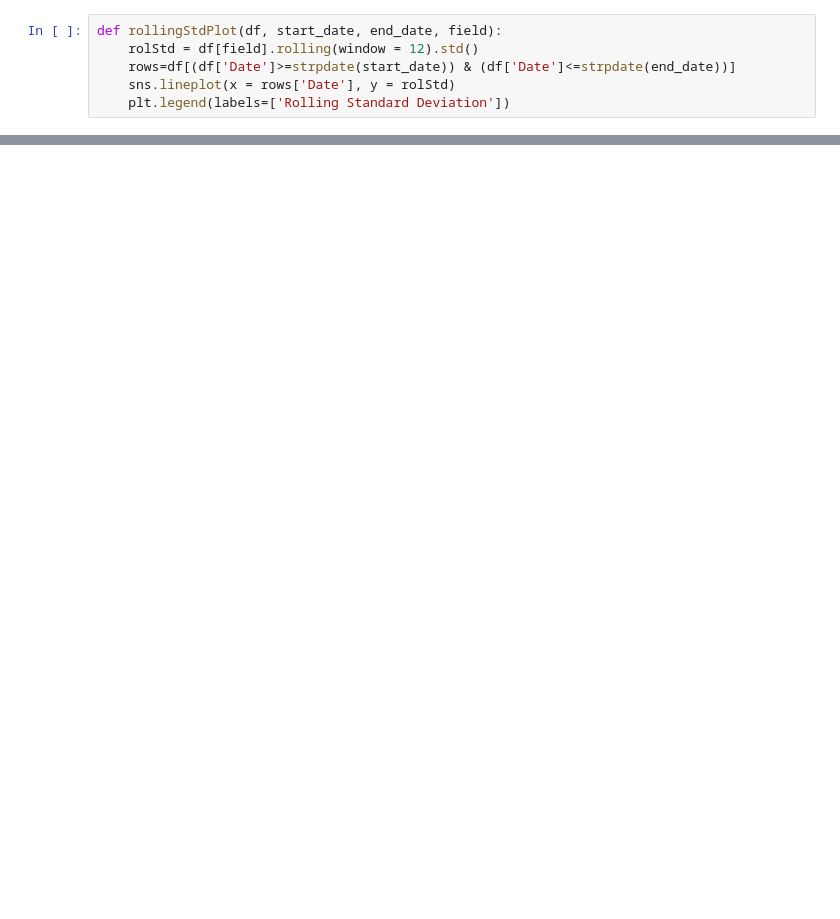
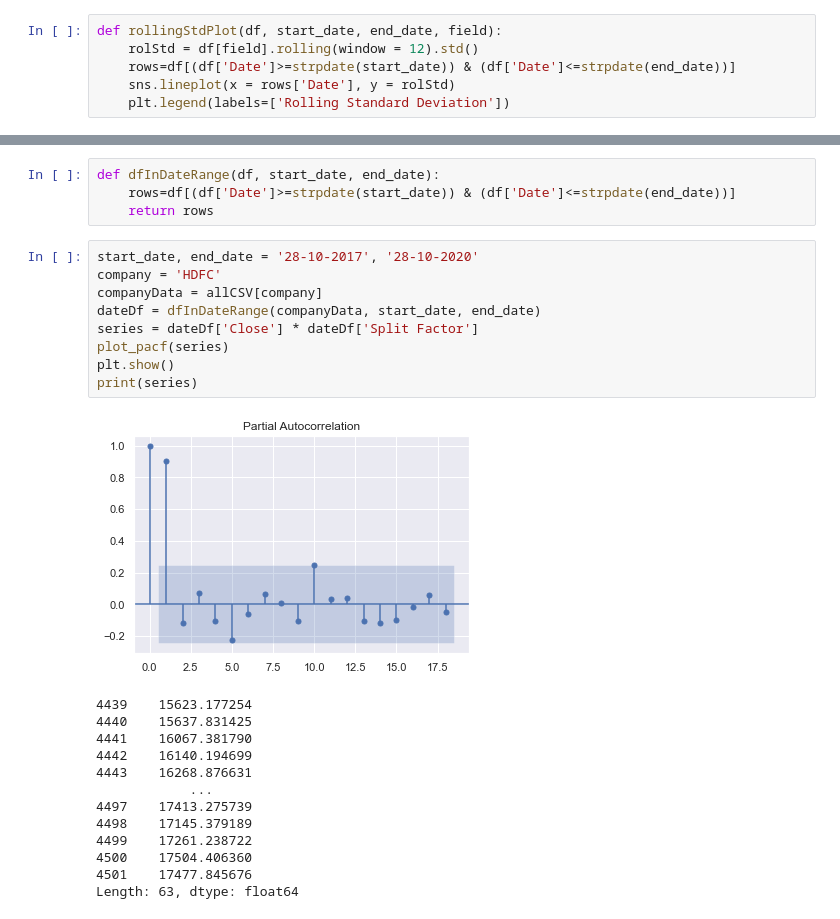
Before and after one commit to paper-plain-dosa/stock-analysis, a Jupyter notebook: Small_Data_EDA.ipynb, the cells around one changed output, grey strips where cells are left out. Cells and saved outputs as stored; diff of their text form; blank space fills up the shorter version.

Commit message:
ACF, PACF, ARIMA

```diff
--- a/Small_Data_EDA.ipynb
+++ b/Small_Data_EDA.ipynb
@@ -191,0 +194,27 @@ rollingStdPlot(allCSV['HDFC'], '28-10-2010', '28-10-2012', "Close")
+# %%
+def dfInDateRange(df, start_date, end_date):
+    rows=df[(df['Date']>=strpdate(start_date)) & (df['Date']<=strpdate(end_date))]
+    return rows
+# %%
+start_date, end_date = '28-10-2017', '28-10-2020'
+company = 'HDFC'
+companyData = allCSV[company]
+dateDf = dfInDateRange(companyData, start_date, end_date)
+series = dateDf['Close'] * dateDf['Split Factor']
+plot_pacf(series)
+plt.show()
+print(series)
+# %% [output]
+[figure, added]
+4439    15623.177254
+4440    15637.831425
+4441    16067.381790
+4442    16140.194699
+4443    16268.876631
+            ...
+4497    17413.275739
+4498    17145.379189
+4499    17261.238722
+4500    17504.406360
+4501    17477.845676
+Length: 63, dtype: float64
```
Also changed, not shown: parts of 9 cells of this notebook, 2 other files.
